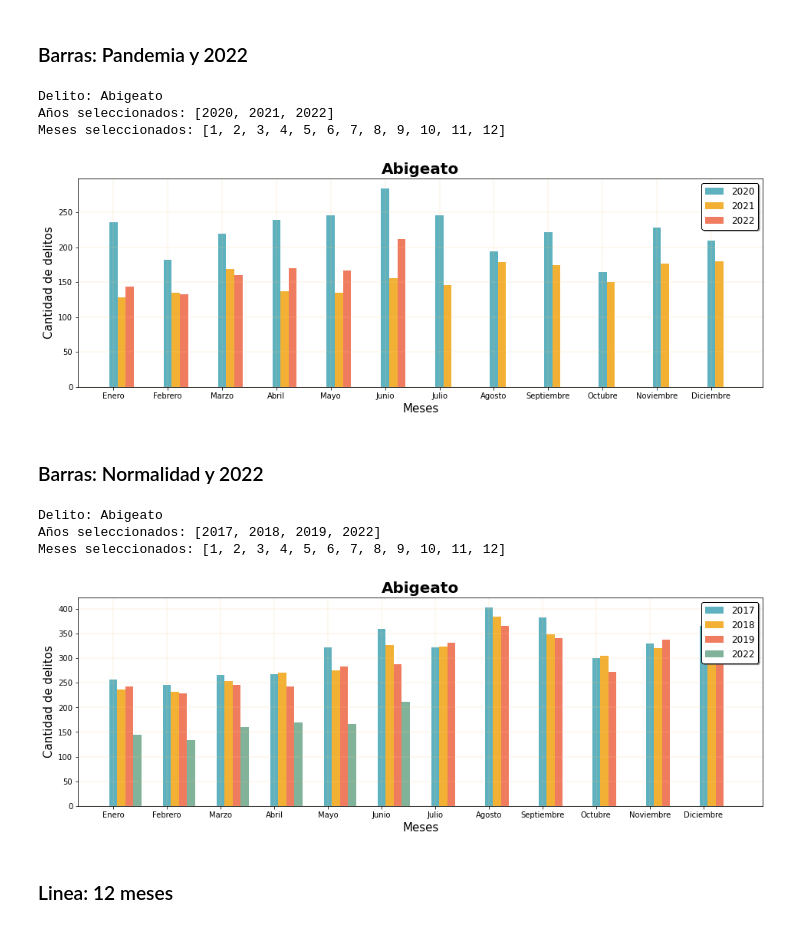
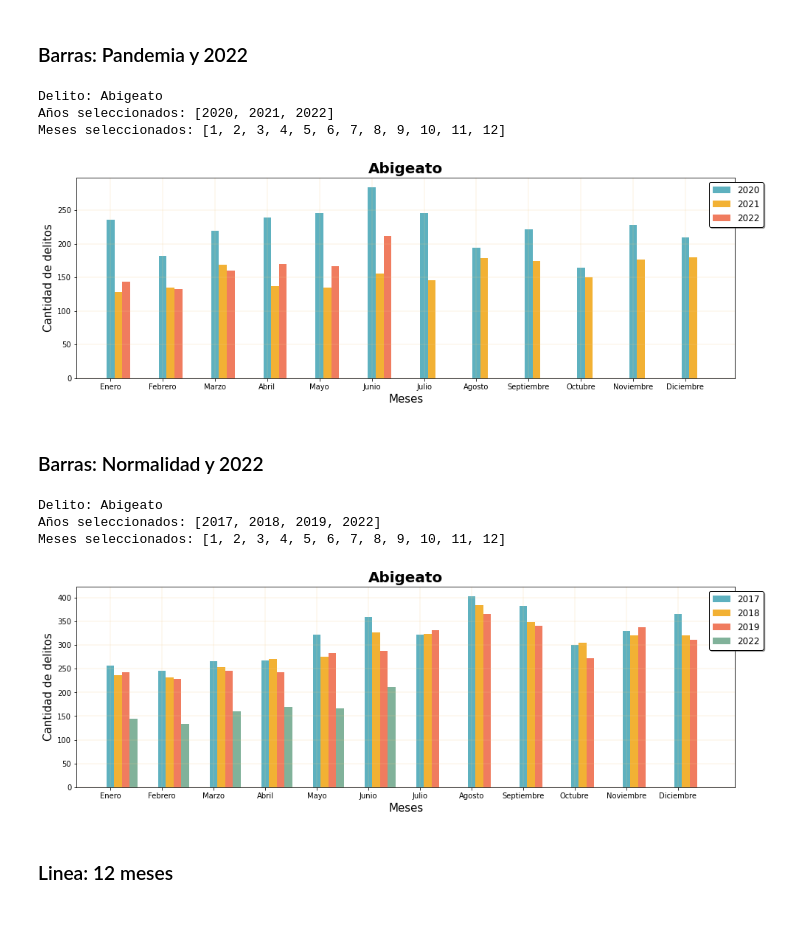
Before and after one commit to alexbgh1/delincuencia-chile, a Jupyter notebook: Delitos/Abigeato/Abigeato.ipynb, the cells around one changed output. Saved outputs shown, nothing was run; the diff lists cells and outputs as text; code cells hidden in the pictures.

```diff
--- a/Delitos/Abigeato/Abigeato.ipynb
+++ b/Delitos/Abigeato/Abigeato.ipynb
@@ -70,21 +69,21 @@ delitos.bar(folder_name, delitos.years,list(delitos.months.keys())[6:], ax=ax[1]
 # %% [markdown]
 ### Barras: Pandemia y 2022
 # %%
-delitos.bar(folder_name, pandemic_years, list(delitos.months.keys()));
+delitos.bar(folder_name, pandemic_years, list(delitos.months.keys()), bbx_a=(1.05,1));
 # %% [output]
 Delito: Abigeato
 Años seleccionados: [2020, 2021, 2022]
 Meses seleccionados: [1, 2, 3, 4, 5, 6, 7, 8, 9, 10, 11, 12]
-[figure, old version]
+[figure, new version]
 # %% [markdown]
 ### Barras: Normalidad y 2022
 # %%
-delitos.bar(folder_name, normal_years, list(delitos.months.keys()));
+delitos.bar(folder_name, normal_years, list(delitos.months.keys()), bbx_a=(1.05,1));
 # %% [output]
 Delito: Abigeato
 Años seleccionados: [2017, 2018, 2019, 2022]
 Meses seleccionados: [1, 2, 3, 4, 5, 6, 7, 8, 9, 10, 11, 12]
-[figure, old version]
+[figure, new version]
 # %% [markdown]
 ### Linea: 12 meses
 # %%
```
Also changed, not shown: parts of 14 cells of this notebook, 35 other files.
